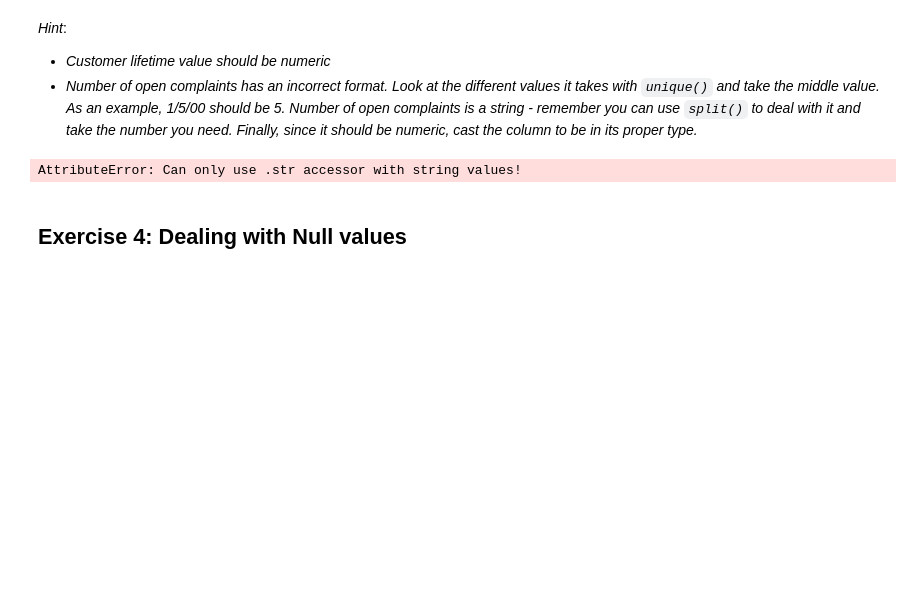
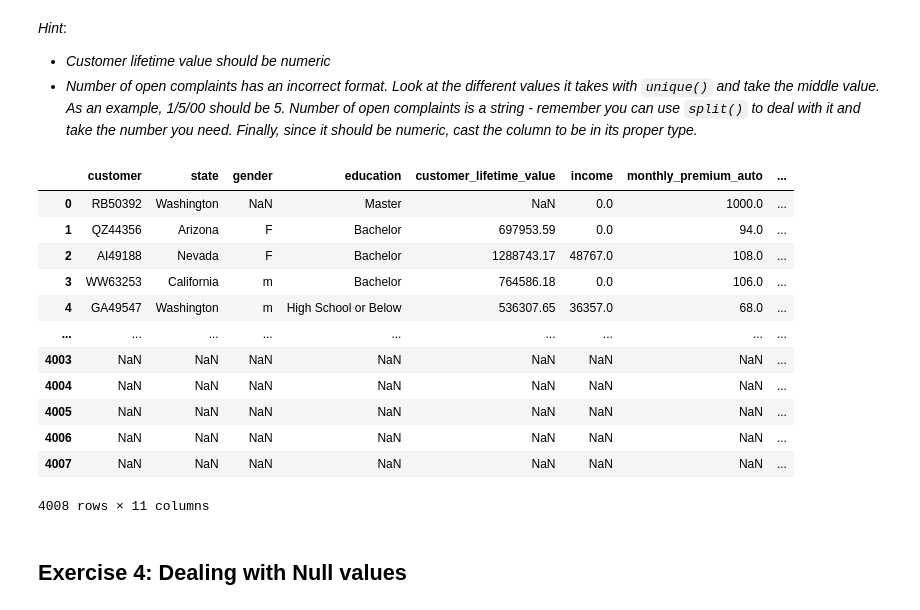
Before and after one commit to ToanTranNgoc84/lab-dw-data-cleaning-and-formatting, a Jupyter notebook: lab-dw-data-cleaning-and-formatting.ipynb, the cells around one changed output. Cells and saved outputs as stored; diff of their text form; code cells hidden in the pictures; blank space fills up the shorter version.

```diff
--- a/lab-dw-data-cleaning-and-formatting.ipynb
+++ b/lab-dw-data-cleaning-and-formatting.ipynb
@@ -269,25 +261,53 @@ It is important to note that this exercise does not involve handling null values
 - *Customer lifetime value should be numeric*
 - *Number of open complaints has an incorrect format. Look at the different values it takes with `unique()` and take the middle value. As an example, 1/5/00 should be 5. Number of open complaints is a string - remember you can use `split()` to deal with it and take the number you need. Finally, since it should be numeric, cast the column to be in its proper type.*
 # %%
-#numeric_cols = ["customer_lifetime_value", "income", "monthly_premium_auto", "number_of_open_complaints", "total_claim_amount"]
+"""#numeric_cols = ["customer_lifetime_value", "income", "monthly_premium_auto", "number_of_open_complaints", "total_claim_amount"]
 #insurance_company_df2[numeric_cols] = insurance_company_df2[numeric_cols].astype(int)
 
 #insurance_company_df2["customer_lifetime_value"] =pd.to.numeric(insurance_company_df2["customer_lifetime_value"], errors="coerce")
 
 # Convert Customer lifetime value to numeric
 insurance_company_df2["customer_lifetime_value"] = pd.to_numeric(insurance_company_df2["customer_lifetime_value"].str.replace("%", ""), errors="coerce")
 
 # Extract the middle value from 'Number of Open Complaints' and convert to numeric
 insurance_company_df2["number_of_open_complaints"] = insurance_company_df2["number_of_open_complaints"].str.split("/").str[1].astype(float)
 
 # Convert all numeric variables to integers
 numeric_cols = ["customer_lifetime_value", "income", "monthly_premium_auto", "number_of_open_complaints", "total_claim_amount"]
 insurance_company_df2[numeric_cols] = insurance_company_df2[numeric_cols].astype(int)
 
 # Display data types of all columns
 print(insurance_company_df2.dtypes)
+"""
+
+# Replace 'nan' values with NaN
+insurance_company_df2['customer_lifetime_value'] = insurance_company_df2['customer_lifetime_value'].replace('nan', np.nan)
+
+# Convert customer_lifetime_value column back to numeric
+insurance_company_df2['customer_lifetime_value'] = pd.to_numeric(insurance_company_df2['customer_lifetime_value'])
+
+# Convert customer lifetime value to numeric, removing '%' character
+#insurance_company_df2['customer_lifetime_value'] = insurance_company_df2['customer_lifetime_value'].str.replace('%', '').astype(float)
+
+# Clean number of open complaints column
+insurance_company_df2['number_of_open_complaints'] = insurance_company_df2['number_of_open_complaints'].apply(lambda x: x.split('/')[0] if isinstance(x, str) else x)
+insurance_company_df2['number_of_open_complaints'] = pd.to_numeric(insurance_company_df2['number_of_open_complaints'])
+
+display(insurance_company_df2)
 # %% [output]
+|  | customer | state | gender | education | customer_lifetime_value | income | monthly_premium_auto | ... |
+| 0 | RB50392 | Washington | NaN | Master | NaN | 0.0 | 1000.0 | ... |
+| 1 | QZ44356 | Arizona | F | Bachelor | 697953.59 | 0.0 | 94.0 | ... |
+| 2 | AI49188 | Nevada | F | Bachelor | 1288743.17 | 48767.0 | 108.0 | ... |
+| 3 | WW63253 | California | m | Bachelor | 764586.18 | 0.0 | 106.0 | ... |
+| 4 | GA49547 | Washington | m | High School or Below | 536307.65 | 36357.0 | 68.0 | ... |
+| ... | ... | ... | ... | ... | ... | ... | ... | ... |
+| 4003 | NaN | NaN | NaN | NaN | NaN | NaN | NaN | ... |
+| 4004 | NaN | NaN | NaN | NaN | NaN | NaN | NaN | ... |
+| 4005 | NaN | NaN | NaN | NaN | NaN | NaN | NaN | ... |
+| 4006 | NaN | NaN | NaN | NaN | NaN | NaN | NaN | ... |
+| 4007 | NaN | NaN | NaN | NaN | NaN | NaN | NaN | ... |
-AttributeError: Can only use .str accessor with string values!
+4008 rows × 11 columns
 # %% [markdown]
 ## Exercise 4: Dealing with Null values
 # %% [markdown]
```
Also changed, not shown: parts of 9 cells of this notebook.
